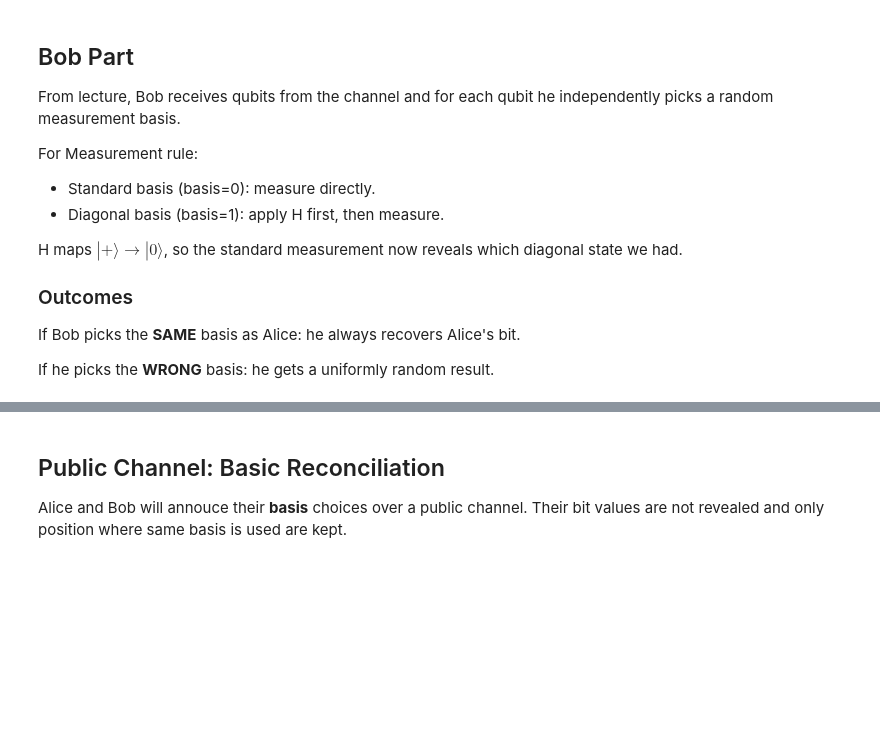
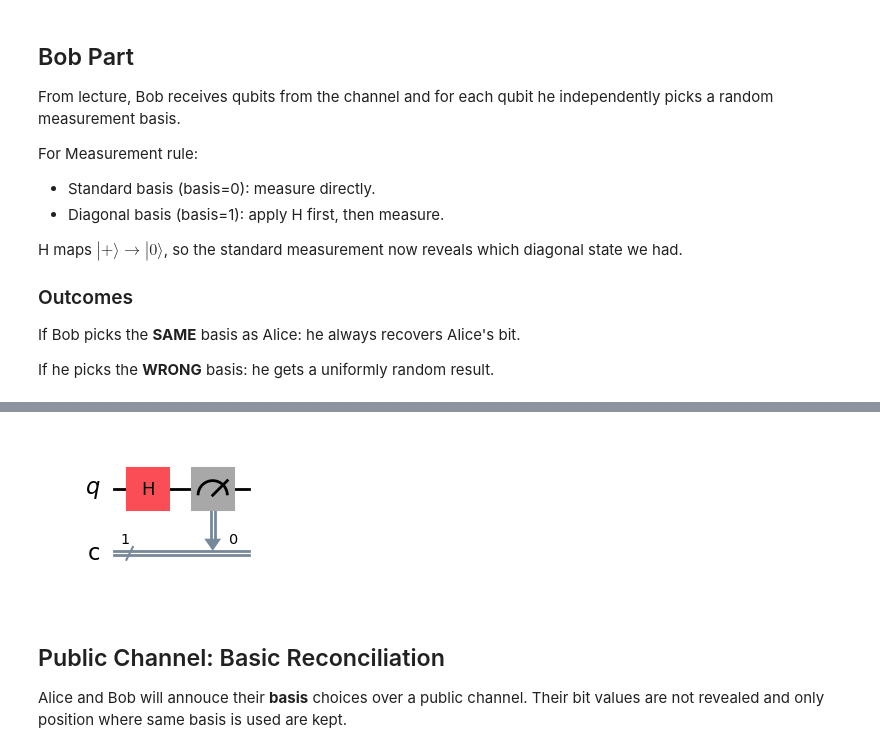
Before and after one commit to KShiMin/SIT-UofG-QC-Assignment, a Jupyter notebook: BB84-Plain.ipynb, the cells around one changed output, grey strips where cells are left out. Cells and saved outputs as stored; diff of their text form; code cells hidden in the pictures; blank space fills up the shorter version.

```diff
--- a/BB84-Plain.ipynb
+++ b/BB84-Plain.ipynb
@@ -170,3 +202,11 @@ Bits:   [1, 0, 0, 1, 1, 0, 1, 1, 0, 1, 0, 0, 0, 0, 0, 0, 1, 1, 0, 1]
+# %%
+bob_measurement_example = quantum_channel[inspection_index].copy()
+if bob_bases[inspection_index] == 1:
+    bob_measurement_example.h(0)
+bob_measurement_example.measure(0, 0)
+bob_measurement_example.draw("mpl")
+# %% [output]
+[figure, added]
 # %% [markdown]
 ## Public Channel: Basic Reconciliation
 
```
Also changed, not shown: parts of 11 cells of this notebook.
